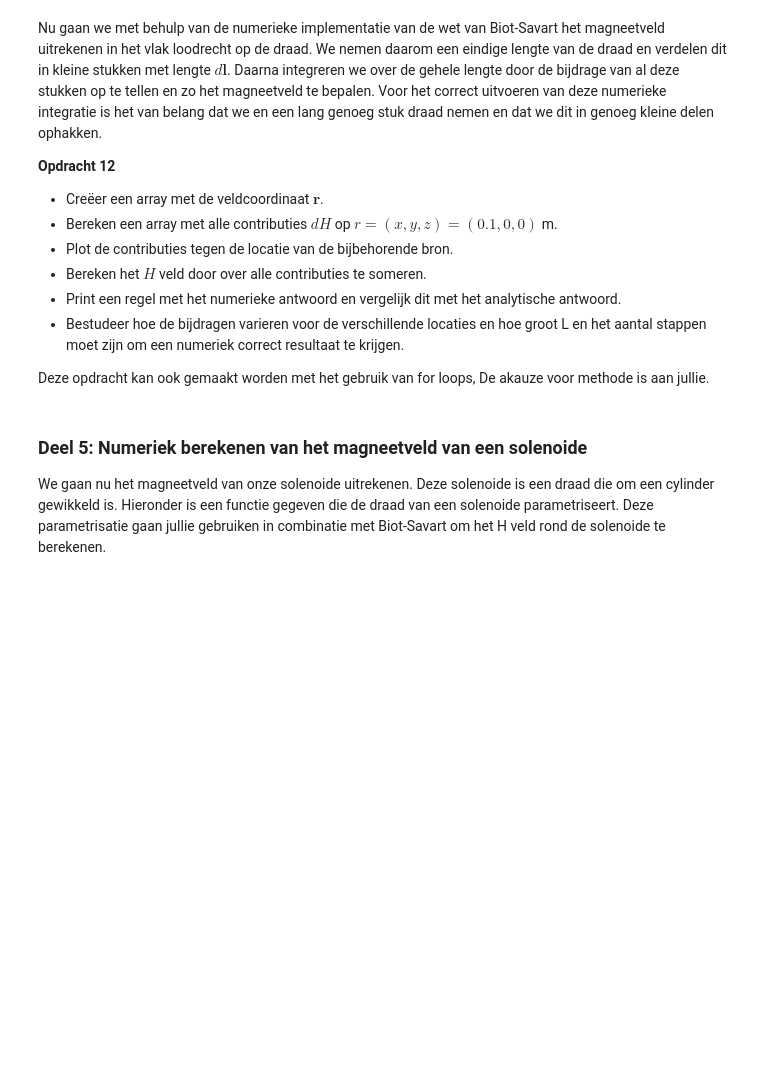
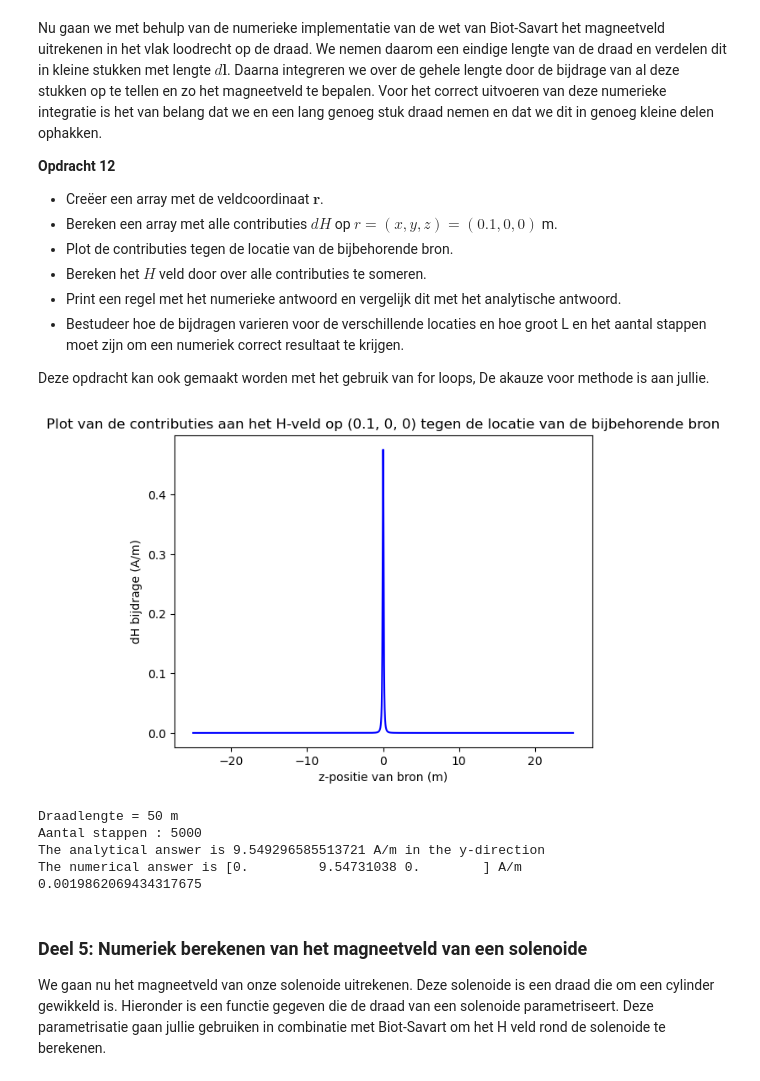
Before and after one commit to felicievdl/Felicie-opdrachten-DEF-D, a Jupyter notebook: DigitaleOntwerpopdrachten/2KrachtactuatorOpdracht/KrachtactuatorOpdracht.ipynb, the cells around one changed output. Saved outputs shown, nothing was run; the diff lists cells and outputs as text; code cells hidden in the pictures; blank space fills up the shorter version.

```diff
--- a/DigitaleOntwerpopdrachten/2KrachtactuatorOpdracht/KrachtactuatorOpdracht.ipynb
+++ b/DigitaleOntwerpopdrachten/2KrachtactuatorOpdracht/KrachtactuatorOpdracht.ipynb
@@ -380,35 +414,42 @@ dl_lengte = L_draad/N_stappen
 dl = np.array([0, 0, dl_lengte])
 
 dH = np.zeros((N_stappen, 3))
 for i in range(N_stappen):
     r_bron = np.array([0, 0, bron_pos[i]])
-    dH[i] = field_current_element(r_veld, r_bron, dl,i)
+    dH[i] = field_current_element(r_veld, r_bron, dl,I)
 
 #3
 plt.figure()
 plt.plot(bron_pos, dH[:, 1], 'b-')
 plt.xlabel('z-positie van bron (m)')
-plt.ylabel('dH$_y$ bijdrage (A/m)')
+plt.ylabel('dH bijdrage (A/m)')
 plt.title('Plot van de contributies aan het H-veld op (0.1, 0, 0) tegen de locatie van de bijbehorende bron')
 plt.show()
 
 #4
 H_numeriek = np.sum(dH,axis=0)
 
 #5
 H_analytisch = I/(2*np.pi*0.1)
 
 #6
 print("Draadlengte =", L_draad, "m")
 print("Aantal stappen :", N_stappen)
 print('The analytical answer is ' + str(H_analytisch) + ' A/m in the y-direction')
 print('The numerical answer is ' + str(H_numeriek) + ' A/m')
 
 #6
 print(abs(H_numeriek[1] - H_analytisch))
 #We merken een beter analytisch resultaat bij bv L=10m dan mij L=1m, maar bij L=100m is het al weer slechter.
 #L=50m geeft ongeveer de beste resultaat.
 #We merken ook dat hoe groter de aantal N stappen hoe beter de resultaat.
+# %% [output]
+[figure, added]
+Draadlengte = 50 m
+Aantal stappen : 5000
+The analytical answer is 9.549296585513721 A/m in the y-direction
+The numerical answer is [0.         9.54731038 0.        ] A/m
+0.0019862069434317675
 # %% [markdown]
 ### Deel 5: Numeriek berekenen van het magneetveld van een solenoide
 
```
Also changed, not shown: parts of 33 cells of this notebook.
